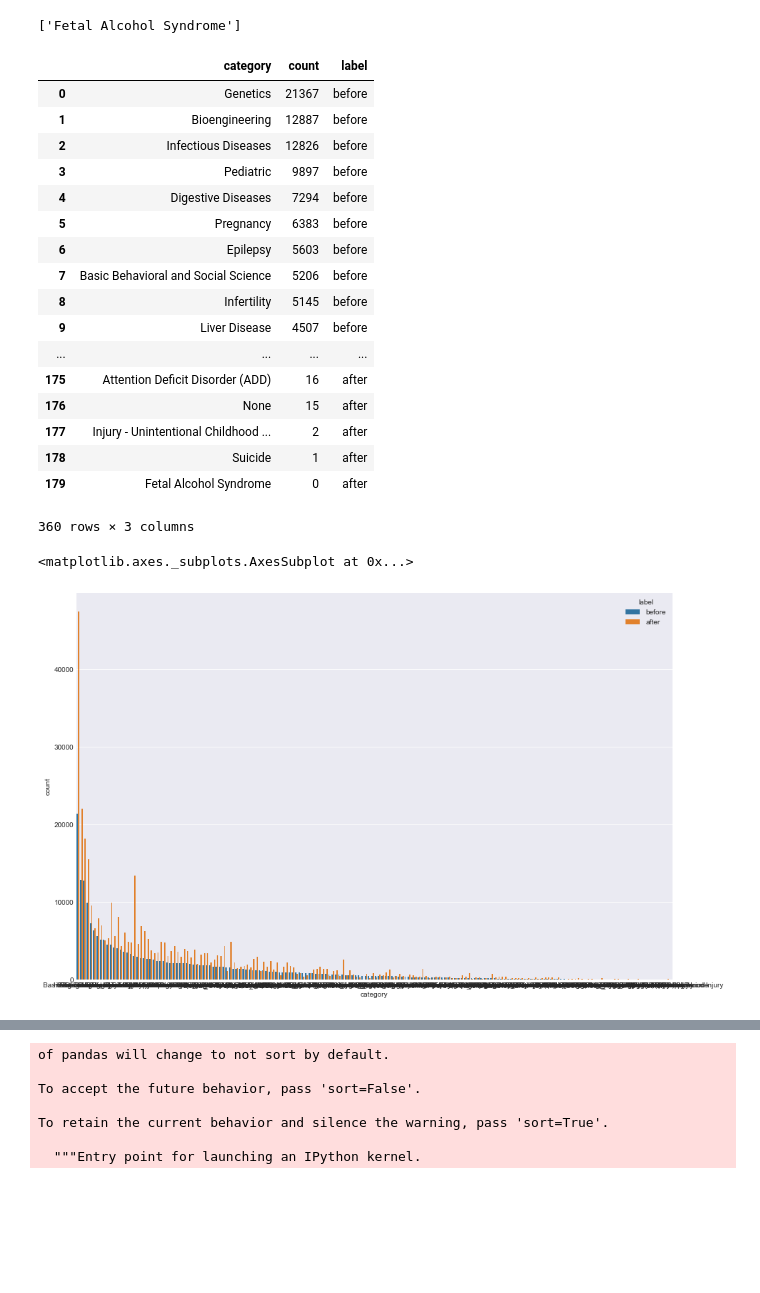
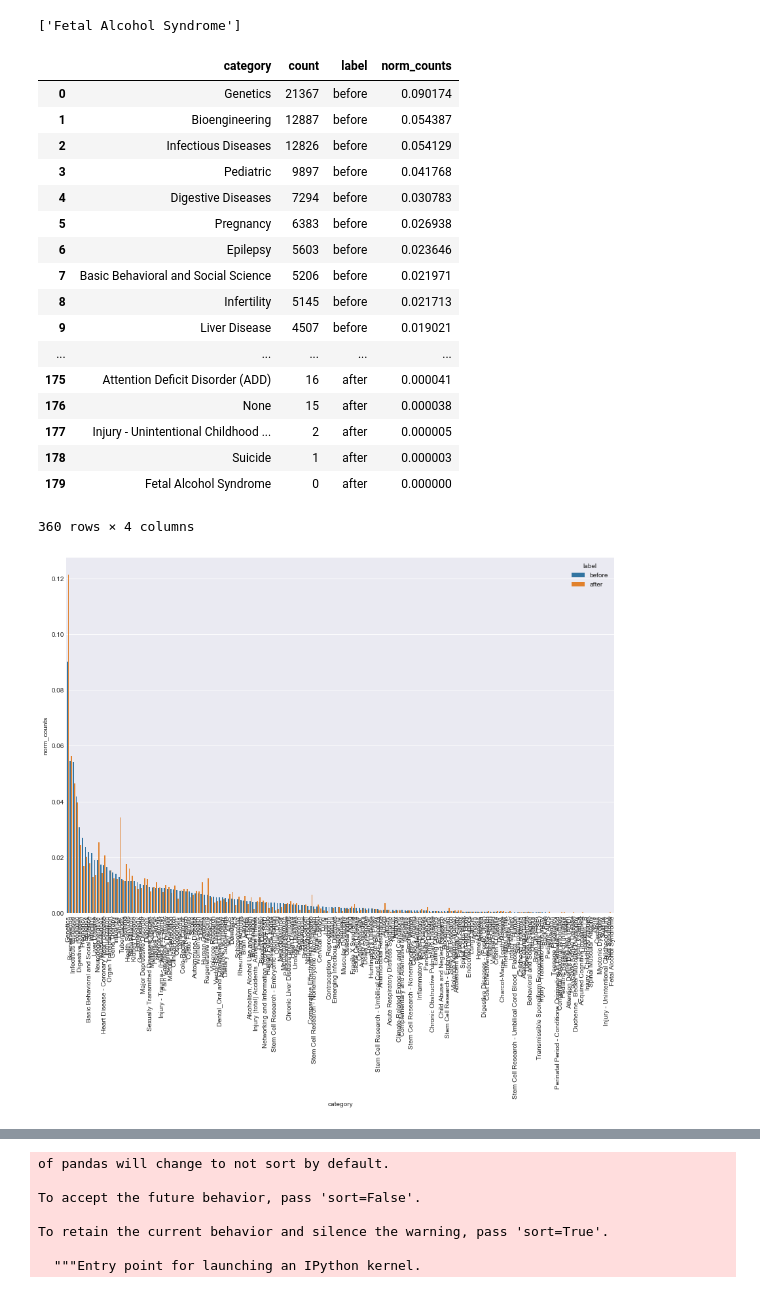
Before and after one commit to raom1/NIH-grants, a Jupyter notebook: funding_topic_analysis_2.ipynb, the cells around one changed output, grey strips where cells are left out. Saved outputs shown, nothing was run; the diff lists cells and outputs as text; code cells hidden in the pictures; blank space fills up the shorter version.

Commit message:
calculate relative differences before and after 2003. Start clustering categories.

```diff
--- a/funding_topic_analysis_2.ipynb
+++ b/funding_topic_analysis_2.ipynb
@@ -665,35 +665,37 @@ after_2003_category_counts = pd.DataFrame(after_2003_category_counts.append(pd.S
 # %%
 after_2003_category_counts.columns = ["category", "count"]
 after_2003_category_counts["label"] = "after"
+after_2003_category_counts["norm_counts"] = after_2003_category_counts["count"]/len(after_2003)
 # %%
 before_2003_category_counts.columns = ["category", "count"]
 before_2003_category_counts["label"] = "before"
+before_2003_category_counts["norm_counts"] = before_2003_category_counts["count"]/len(before_2003)
 # %%
 category_counts_before_after = pd.concat([before_2003_category_counts, after_2003_category_counts])
 # %%
 category_counts_before_after
 # %% [output]
-|  | category | count | label |
-| 0 | Genetics | 21367 | before |
-| 1 | Bioengineering | 12887 | before |
-| 2 | Infectious Diseases | 12826 | before |
-| 3 | Pediatric | 9897 | before |
-| 4 | Digestive Diseases | 7294 | before |
-| 5 | Pregnancy | 6383 | before |
-| 6 | Epilepsy | 5603 | before |
-| 7 | Basic Behavioral and Social Science | 5206 | before |
-| 8 | Infertility | 5145 | before |
-| 9 | Liver Disease | 4507 | before |
-| ... | ... | ... | ... |
-| 175 | Attention Deficit Disorder (ADD) | 16 | after |
-| 176 | None | 15 | after |
-| 177 | Injury - Unintentional Childhood ... | 2 | after |
-| 178 | Suicide | 1 | after |
-| 179 | Fetal Alcohol Syndrome | 0 | after |
+|  | category | count | label | norm_counts |
+| 0 | Genetics | 21367 | before | 0.090174 |
+| 1 | Bioengineering | 12887 | before | 0.054387 |
+| 2 | Infectious Diseases | 12826 | before | 0.054129 |
+| 3 | Pediatric | 9897 | before | 0.041768 |
+| 4 | Digestive Diseases | 7294 | before | 0.030783 |
+| 5 | Pregnancy | 6383 | before | 0.026938 |
+| 6 | Epilepsy | 5603 | before | 0.023646 |
+| 7 | Basic Behavioral and Social Science | 5206 | before | 0.021971 |
+| 8 | Infertility | 5145 | before | 0.021713 |
+| 9 | Liver Disease | 4507 | before | 0.019021 |
+| ... | ... | ... | ... | ... |
+| 175 | Attention Deficit Disorder (ADD) | 16 | after | 0.000041 |
+| 176 | None | 15 | after | 0.000038 |
+| 177 | Injury - Unintentional Childhood ... | 2 | after | 0.000005 |
+| 178 | Suicide | 1 | after | 0.000003 |
+| 179 | Fetal Alcohol Syndrome | 0 | after | 0.000000 |
-360 rows × 3 columns
+360 rows × 4 columns
 # %%
 fig, ax = plt.subplots(figsize=(15, 10))
-sns.barplot(x = "category", y = "count", hue = "label", data = category_counts_before_after)
+sns.barplot(x = "category", y = "norm_counts", hue = "label", data = category_counts_before_after)
+plt.xticks(rotation='vertical');
 # %% [output]
-<matplotlib.axes._subplots.AxesSubplot at 0x...>
-[figure, old version]
+[figure, new version]
```
Also changed, not shown: parts of 14 cells of this notebook.
